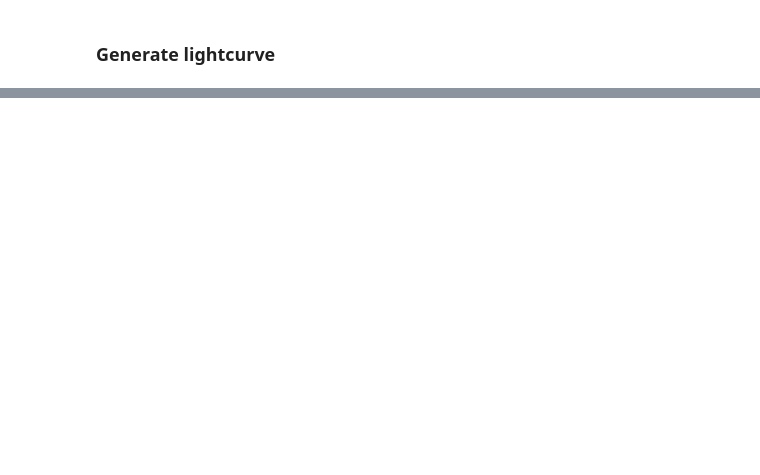
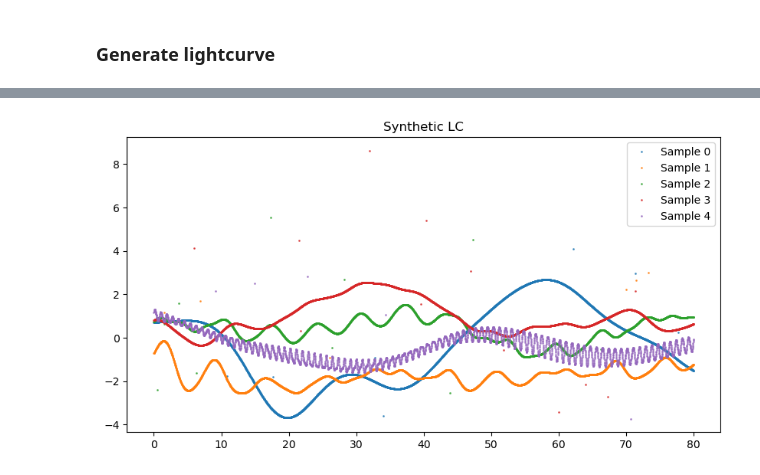
Before and after one commit to linneawolniewicz/dipper-detection, a Jupyter notebook: notebooks/data_notebooks/generate_synthetic_lc.ipynb, the cells around one changed output, grey strips where cells are left out. Cells and saved outputs as stored; diff of their text form; code cells hidden in the pictures; blank space fills up the shorter version.

```diff
--- a/notebooks/data_notebooks/generate_synthetic_lc.ipynb
+++ b/notebooks/data_notebooks/generate_synthetic_lc.ipynb
@@ -634,35 +683,33 @@ print(sampled_residuals)
 # %%
-def generate_synthetic_lc_sample(
-        distribution_file="../../data/synthetic_params/fitted_distributions.csv",
-        num_timesteps=3000,
-        num_samples=1,
-        device="cpu",
-    ):
+num_timesteps = 3500
+num_samples = 5
+lc_samples = []
 
-    # Organize data
-    data_dict = {
-        'mean_constants': mean_constants,
-        'outputscales': outputscales,
-        'periodic_lengthscales': periodic_lengthscales,
-        'period_lengths': period_lengths,
-        'rbf_lengthscales': rbf_lengthscales,
-        'noises': noises
-    }
+# Create data dictionary with loaded parameters
+data_dict = {
+    'mean_constants': mean_constants,
+    'outputscales': outputscales,
+    'periodic_lengthscales': periodic_lengthscales,
+    'period_lengths': period_lengths,
+    'rbf_lengthscales': rbf_lengthscales,
+    'noises': noises
+}
 
-    # Load distributions from file
-    load_dists = {}
-    with open(distribution_file) as file:
-        reader = csv.reader(file)
-        for row in reader:
-            if row[0] == 'parameter':
-                continue
+# Load distributions from file
+load_dists = {}
+with open(save_dir + 'fitted_distributions.csv') as file:
+    reader = csv.reader(file)
+    for row in reader:
+        if row[0] == 'parameter':
+            continue
 
-            key = row[0]
-            dist_name = row[1]
-            params = tuple(map(float, row[2].strip('()').split(',')))
+        key = row[0]
+        dist_name = row[1]
+        params = tuple(map(float, row[2].strip('()').split(',')))
 
-            load_dists[key] = (dist_name, params)
+        load_dists[key] = (dist_name, params)
 
+for i in range(num_samples):
     # Fit distributions and sample
     sampled_data = sample_from_distributions(
         data_dict,
@@ -676,20 +723,26 @@ def generate_synthetic_lc_sample(
         load_dists
     )
 
-    # Get sampled parameters
-    period_length = torch.tensor(sampled_data["period_lengths"]).to(device)
-    periodic_lengthscale = torch.tensor(sampled_data["periodic_lengthscales"]).to(device)
-    rbf_lengthscale = torch.tensor(sampled_data["rbf_lengthscales"]).to(device)
-    outputscale = torch.tensor(sampled_data["outputscales"]).to(device)
-    mean_constant = torch.tensor(sampled_data["mean_constants"]).to(device)
+    print(sampled_data)
+    print(sampled_residuals)
 
     # Define timesteps, y as Gaussian noise, and noise
-    x = torch.linspace(0, 10, num_timesteps).to(device)
+    x = torch.linspace(0, 80, num_timesteps).to(device)
     noise_vars = torch.tensor([sampled_data["noises"]] * num_timesteps).to(device)
 
     # Get GP model
-    kernel = ParameterizedQuasiPeriodicKernel(period_length, periodic_lengthscale, rbf_lengthscale).to(device)
-    model = ParameterizedGPModel(kernel, mean_constant, outputscale, noise_vars).to(device)
+    kernel = ParameterizedQuasiPeriodicKernel(
+        period_length=sampled_data["period_lengths"],
+        periodic_lengthscale=sampled_data["periodic_lengthscales"],
+        rbf_lengthscale=sampled_data["rbf_lengthscales"]
+    ).to(device)
+
+    model = ParameterizedGPModel(
+        kernel,
+        mean_constant=sampled_data["mean_constants"],
+        outputscale=sampled_data["outputscales"],
+        noise_vars=noise_vars
+    ).to(device)
 
     # Generate predictions
     model.eval()
@@ -698,16 +751,25 @@ def generate_synthetic_lc_sample(
     with torch.no_grad():
         # Generate the GP predictions
         predictions = model.likelihood(model(x))
-        samples = predictions.sample(torch.Size([num_samples]))
+        samples = predictions.sample(torch.Size([1]))
+        mean = predictions.mean.cpu().numpy()
 
     # Convert to numpy for further processing
     x = x.detach().cpu().numpy()
     samples = samples.detach().cpu().numpy()
-    for i in range(num_samples):
+    for i in range(1):
         # Add some high residuals randomly distributed
         num_high_residuals = len(sampled_residuals)
         high_residual_indices = np.random.choice(num_timesteps, num_high_residuals, replace=False)
         for j, idx in enumerate(high_residual_indices):
             samples[i, idx] += sampled_residuals[j]
 
-    return x, samples
+    lc_samples.append(samples[0])
+
+plt.figure(figsize=(10,5))
+for i in range(num_samples):
+    plt.plot(x, lc_samples[i], '.', ms=2, alpha=0.7, label=f'Sample {i}')
+plt.legend()
+plt.title("Synthetic LC")
+plt.show()
+# %% [output]
@@ -713,0 +789 @@ def generate_synthetic_lc_sample(
+[figure, added]
```
Also changed, not shown: parts of 7 cells of this notebook, 1 other file.
